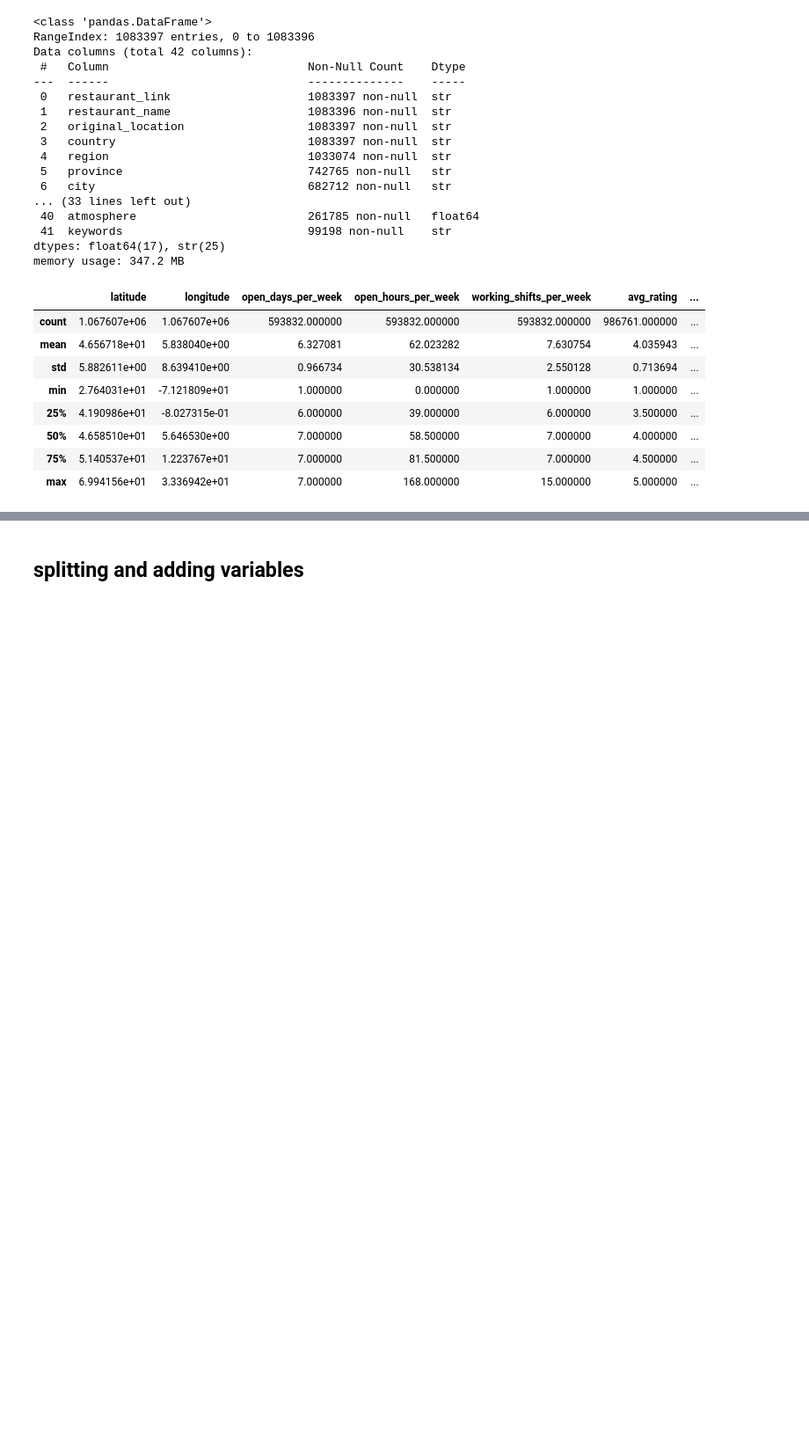
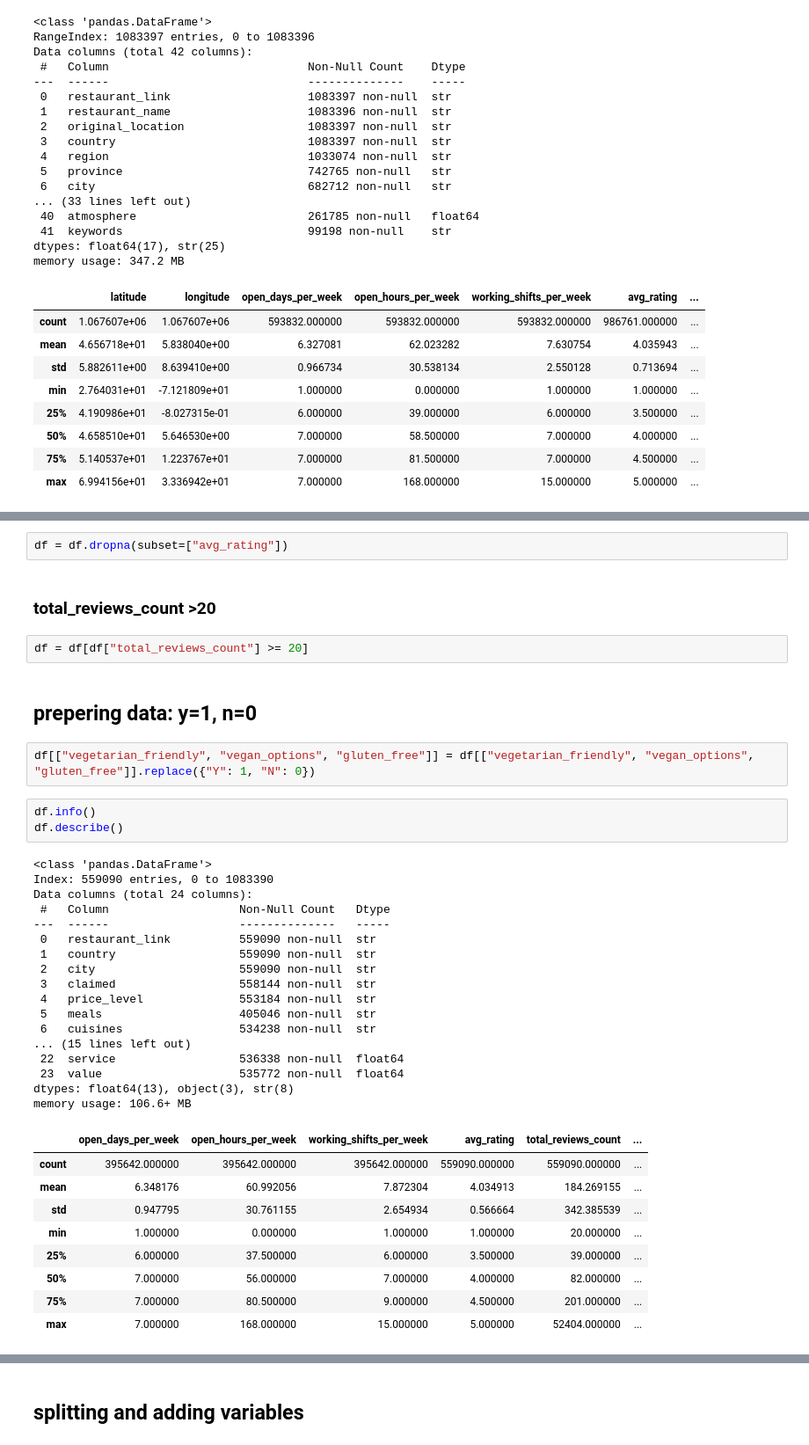
Before and after one commit to psychologydatascience-netizen/Tripadvisor-ML-project-03.2026-, a Jupyter notebook: notebooks/01_eda.ipynb, the cells around one changed output, grey strips where cells are left out. Shown at 88% size. Saved outputs shown, nothing was run; the diff lists cells and outputs as text; blank space fills up the shorter version.

```diff
--- a/notebooks/01_eda.ipynb
+++ b/notebooks/01_eda.ipynb
@@ -73,0 +102,40 @@ memory usage: 347.2 MB
+# %%
+df = df.dropna(subset=["avg_rating"])
+# %% [markdown]
+### total_reviews_count >20
+# %%
+df = df[df["total_reviews_count"] >= 20]
+# %% [markdown]
+## prepering data: y=1, n=0
+# %%
+df[["vegetarian_friendly", "vegan_options", "gluten_free"]] = df[["vegetarian_friendly", "vegan_options", "gluten_free"]].replace({"Y": 1, "N": 0})
+# %%
+df.info()
+df.describe()
+# %% [output]
+<class 'pandas.DataFrame'>
+Index: 559090 entries, 0 to 1083390
+Data columns (total 24 columns):
+ #   Column                   Non-Null Count   Dtype
+---  ------                   --------------   -----
+ 0   restaurant_link          559090 non-null  str
+ 1   country                  559090 non-null  str
+ 2   city                     559090 non-null  str
+ 3   claimed                  558144 non-null  str
+ 4   price_level              553184 non-null  str
+ 5   meals                    405046 non-null  str
+ 6   cuisines                 534238 non-null  str
+... (15 lines left out)
+ 22  service                  536338 non-null  float64
+ 23  value                    535772 non-null  float64
+dtypes: float64(13), object(3), str(8)
+memory usage: 106.6+ MB
+|  | open_days_per_week | open_hours_per_week | working_shifts_per_week | avg_rating | total_reviews_count | ... |
+| count | 395642.000000 | 395642.000000 | 395642.000000 | 559090.000000 | 559090.000000 | ... |
+| mean | 6.348176 | 60.992056 | 7.872304 | 4.034913 | 184.269155 | ... |
+| std | 0.947795 | 30.761155 | 2.654934 | 0.566664 | 342.385539 | ... |
+| min | 1.000000 | 0.000000 | 1.000000 | 1.000000 | 20.000000 | ... |
+| 25% | 6.000000 | 37.500000 | 6.000000 | 3.500000 | 39.000000 | ... |
+| 50% | 7.000000 | 56.000000 | 7.000000 | 4.000000 | 82.000000 | ... |
+| 75% | 7.000000 | 80.500000 | 9.000000 | 4.500000 | 201.000000 | ... |
+| max | 7.000000 | 168.000000 | 15.000000 | 5.000000 | 52404.000000 | ... |
```
Also changed, not shown: parts of 11 cells of this notebook.
